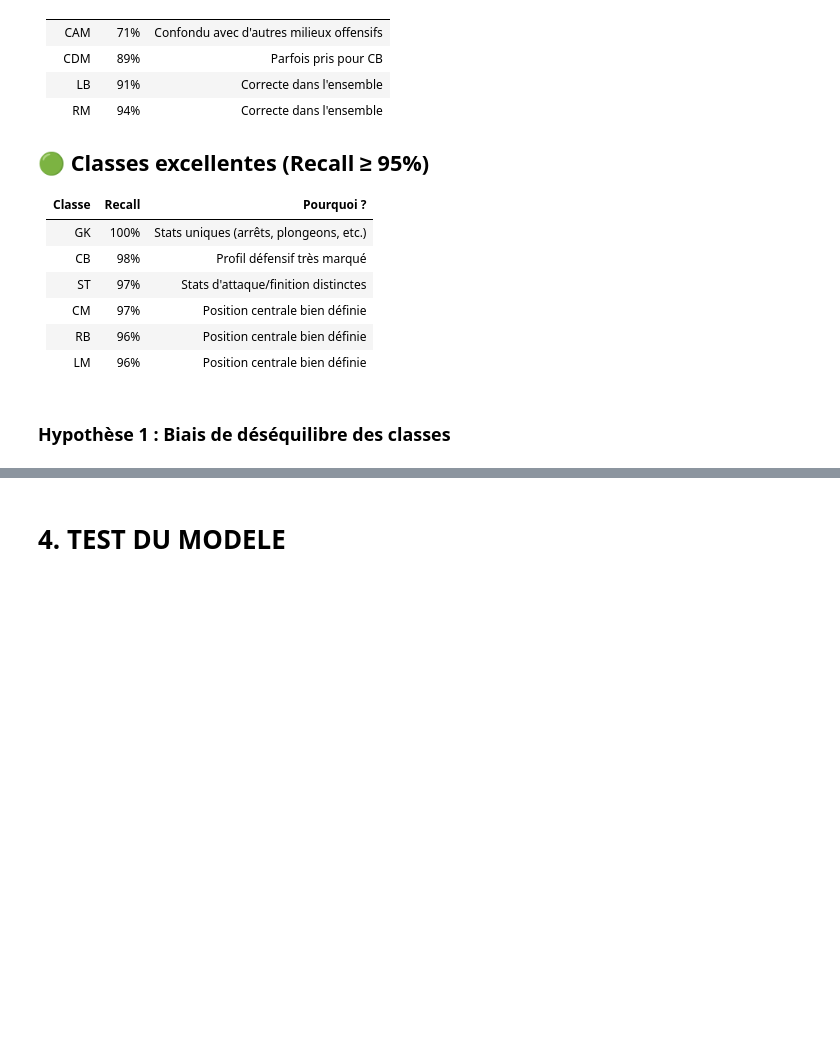
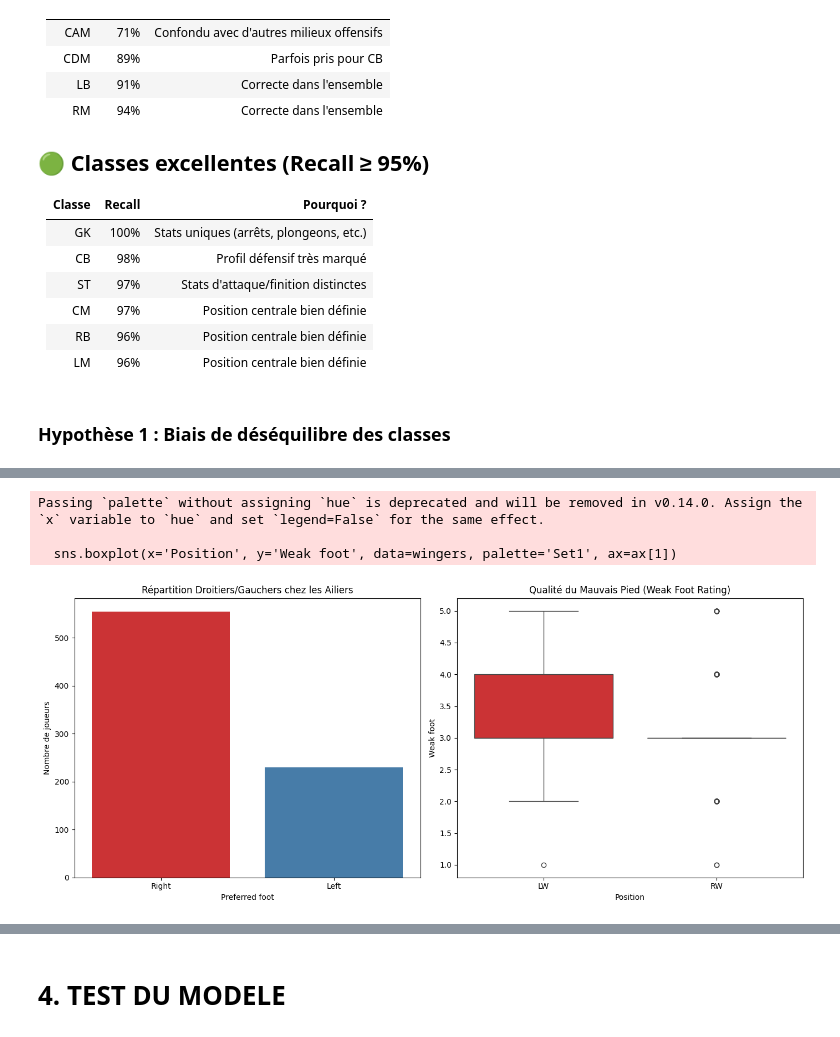
Before and after one commit to Hous20/ML_Fifa_Exploration, a Jupyter notebook: FIFA.ipynb, the cells around one changed output, grey strips where cells are left out. Drawn from its saved outputs; the diff is of its cells as text; code cells hidden in the pictures; blank space fills up the shorter version.

```diff
--- a/FIFA.ipynb
+++ b/FIFA.ipynb
@@ -696,0 +740,26 @@ plt.show()
+# %%
+import seaborn as sns
+import matplotlib.pyplot as plt
+
+# Filtrer uniquement les ailiers
+wingers = fifa[fifa['Position'].isin(['LW', 'RW'])]
+
+# Création de la figure avec 2 sous-graphiques
+fig, ax = plt.subplots(1, 2, figsize=(14, 6))
+
+# Nombre de Droitiers/Gauchers
+sns.countplot(x='Preferred foot', hue='Preferred foot', data=wingers, palette='Set1', ax=ax[0])
+ax[0].set_title('Répartition Droitiers/Gauchers chez les Ailiers')
+ax[0].set_ylabel('Nombre de joueurs')
+
+# Distribution de la note "Weak foot" (Mauvais pied)
+sns.boxplot(x='Position', y='Weak foot', data=wingers, palette='Set1', ax=ax[1])
+ax[1].set_title('Qualité du Mauvais Pied (Weak Foot Rating)')
+
+plt.tight_layout()
+plt.show()
+# %% [output]
+Passing `palette` without assigning `hue` is deprecated and will be removed in v0.14.0. Assign the `x` variable to `hue` and set `legend=False` for the same effect.
+
+  sns.boxplot(x='Position', y='Weak foot', data=wingers, palette='Set1', ax=ax[1])
+[figure, added]
```
Also changed, not shown: parts of 24 cells of this notebook.
